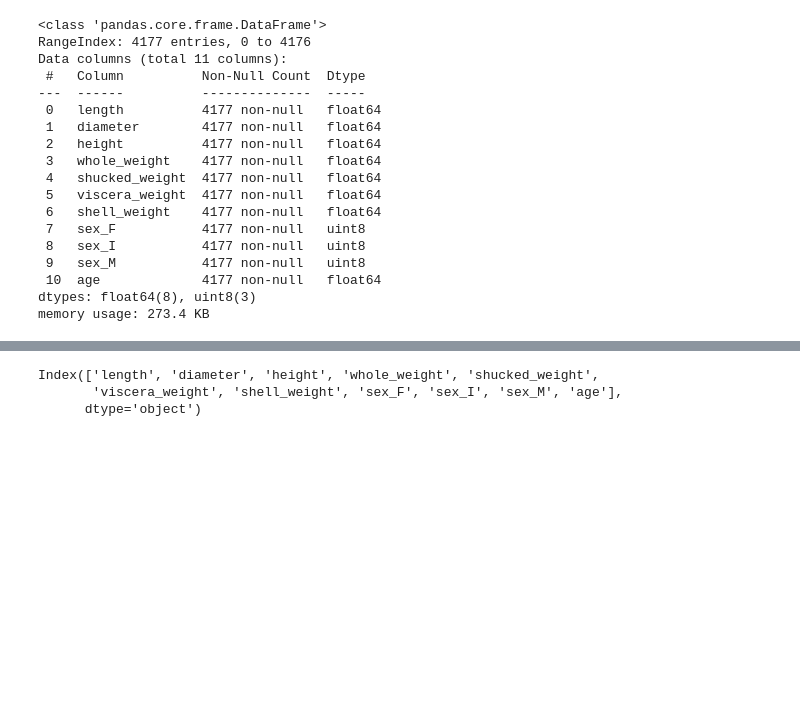
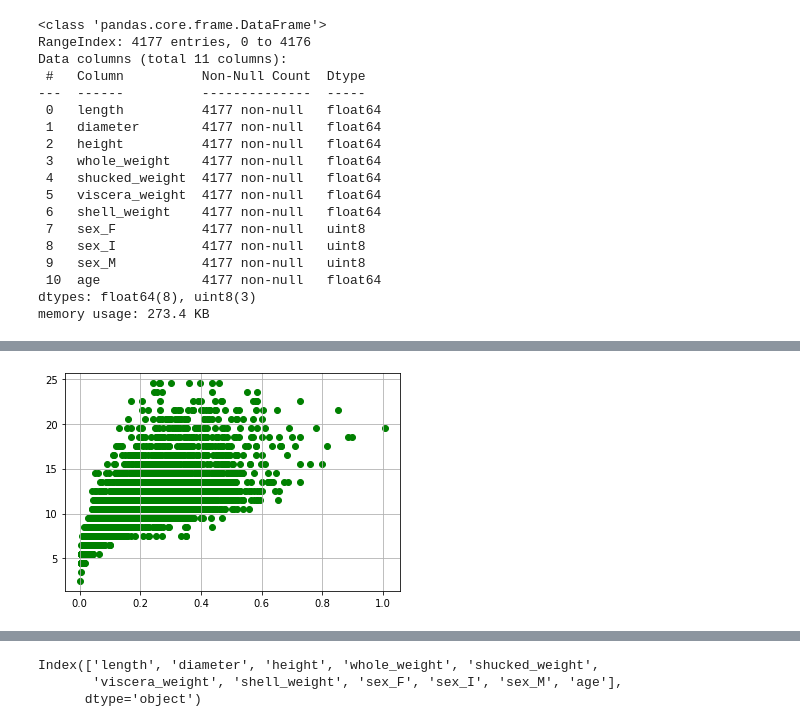
Before and after one commit to MarekLas/snails_final, a Jupyter notebook: snails_final.ipynb, the cells around one changed output, grey strips where cells are left out. Cells and saved outputs as stored; diff of their text form; code cells hidden in the pictures; blank space fills up the shorter version.

```diff
--- a/snails_final.ipynb
+++ b/snails_final.ipynb
@@ -292,0 +309,6 @@ memory usage: 273.4 KB
+# %%
+var = 'shell_weight'
+plt.scatter(x = df[var], y = df['age'],c='green')
+plt.grid(True)
+# %% [output]
+[figure, added]
```
Also changed, not shown: parts of 52 cells of this notebook.
